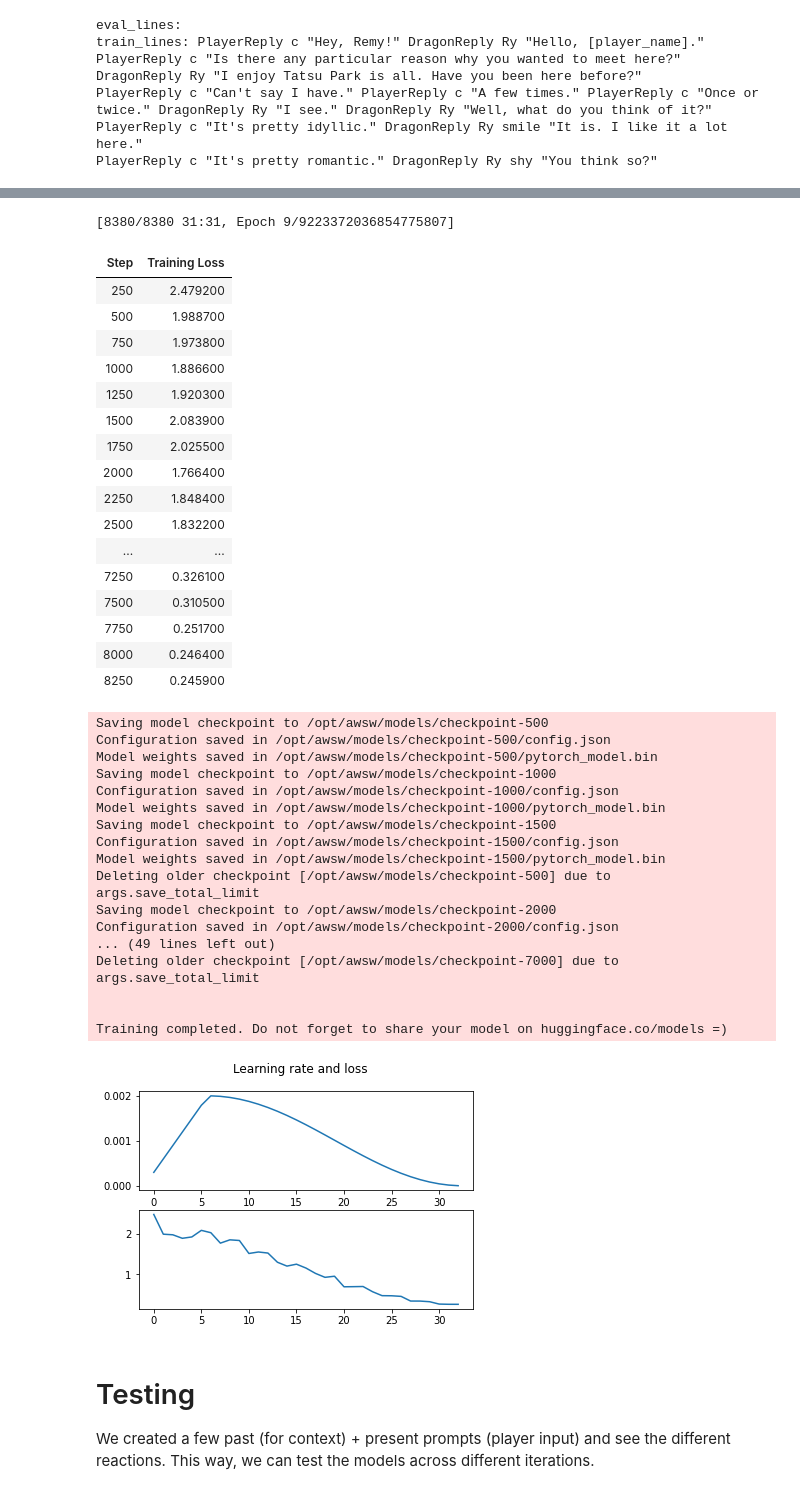
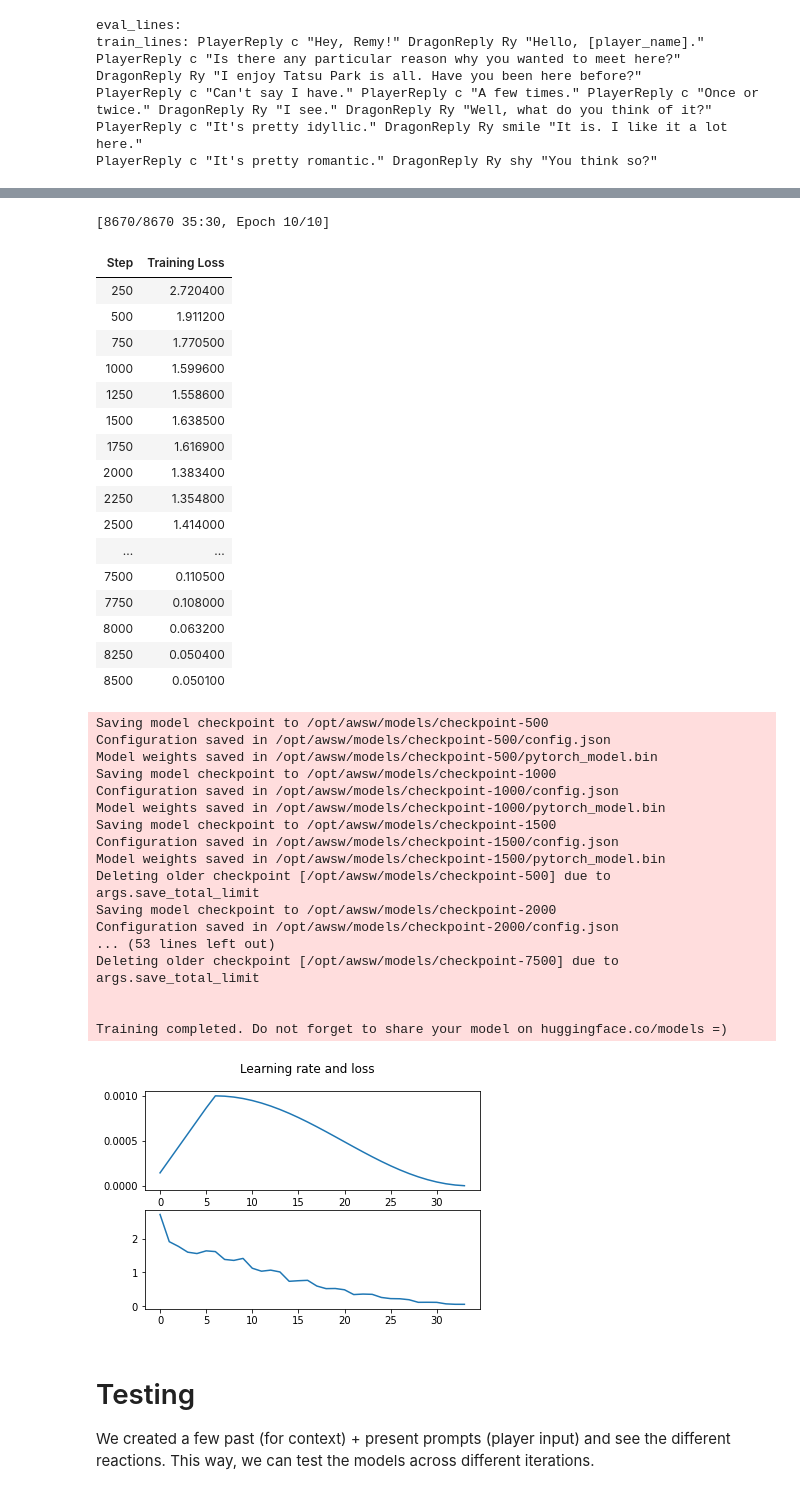
Before and after one commit to peterwilli/Endless-AWSW, a Jupyter notebook: Research/AWSW_GPT_Neo.ipynb, the cells around one changed output, grey strips where cells are left out. Cells and saved outputs as stored; diff of their text form; code cells hidden in the pictures.

Commit message:
with 1 time shuffle and batch randomization

```diff
--- a/Research/AWSW_GPT_Neo.ipynb
+++ b/Research/AWSW_GPT_Neo.ipynb
@@ -195,7 +195,7 @@ class AWSWDataset(torch.utils.data.IterableDataset):
         self.do_shuffle = do_shuffle
         self.shuffled_datasets = []
         self.current_idx = 0
-        for i in range(5):
+        for i in range(1):
             self.current_dataset = self.current_dataset.shuffle()
             mapped_dataset = self.current_dataset.map(
                 group_texts,
@@ -217,8 +217,8 @@ def encode(batch):
     attention_mask = []
     for item in batch['text']:
         #tokens = [tokenizer.bos_token_id] + tokenizer.encode(item) + [tokenizer.eos_token_id]
-        tokens = tokenizer.encode(item)
-        #tokens = tokenizer.encode(item) + [tokenizer.eos_token_id]
+        #tokens = tokenizer.encode(item)
+        tokens = tokenizer.encode(item) + [tokenizer.eos_token_id]
         result.append(tokens)
         attention_mask.append([1] * len(tokens))
     return {
@@ -229,7 +229,7 @@ def encode(batch):
 def group_packs(batch):
     input_ids = []
     attention_mask = []
-    pack_size = 10
+    pack_size = 20
     current_ids = []
     current_mask = []
     for i in range(len(batch['input_ids'])):
@@ -330,12 +330,19 @@ dataset = dataset.map(
     num_proc=dataset_map_cores
 )
 
-dataset = dataset.map(
-    group_packs,
-    batched=True,
-    batch_size=dataset_batch_size,
-    num_proc=dataset_map_cores
-)
+# dataset = dataset.map(
+#     group_texts,
+#     batched=True,
+#     batch_size=dataset_batch_size,
+#     num_proc=dataset_map_cores
+# )
+
+# dataset = dataset.map(
+#     group_packs,
+#     batched=True,
+#     batch_size=dataset_batch_size,
+#     num_proc=dataset_map_cores
+# )
 
 def test_dataset(awsw_dataset):
     iter_dataset = iter(awsw_dataset)
@@ -377,13 +384,13 @@ Item 4:  keep that in mind." DragonReply n "The morning sun declared the arrival
 # %%
 batch_size = 5
-train_len = train_awsw_dataset.approx_len()
+train_len = len(train_awsw_dataset.shuffled_datasets[0]['train'])
 num_training_steps = math.ceil(train_len / batch_size)
 num_epoch = 10
 num_total_steps = num_training_steps * num_epoch
 num_warmup_steps = num_training_steps * 2
 print(f"num_training_steps: {num_training_steps} num_total_steps: {num_total_steps}")
 def get_optimizer_and_scheduler(params):
-    optimizer = AdamW(params, lr=0.002)
+    optimizer = AdamW(params, lr=0.001)
     scheduler = get_cosine_schedule_with_warmup(optimizer, num_warmup_steps, num_total_steps)
     #scheduler = get_polynomial_decay_schedule_with_warmup(optimizer, num_warmup_steps, num_total_steps, power=0.5, lr_end=1e-10)
     return optimizer, scheduler
@@ -428,12 +435,12 @@ def train(model):
         save_total_limit=2,
         save_steps=500,
         logging_steps=250,
-        max_steps=num_total_steps
+        #max_steps=num_total_steps
     )
     trainer = Trainer(
         model=model,
         args=training_args,
-        train_dataset=train_awsw_dataset,
+        train_dataset=train_awsw_dataset.shuffled_datasets[0]['train'],
         #train_dataset=train_awsw_dataset.mapped_dataset['train'],
         #eval_dataset=test_awsw_dataset,
         optimizers=(optimizer, scheduler),
@@ -459,39 +465,39 @@ max_steps is given, it will override any value given in num_train_epochs
-[8380/8380 31:31, Epoch 9/9223372036854775807]
+[8670/8670 35:30, Epoch 10/10]
 | Step | Training Loss |
-| 250 | 2.479200 |
-| 500 | 1.988700 |
-| 750 | 1.973800 |
-| 1000 | 1.886600 |
-| 1250 | 1.920300 |
-| 1500 | 2.083900 |
-| 1750 | 2.025500 |
-| 2000 | 1.766400 |
-| 2250 | 1.848400 |
-| 2500 | 1.832200 |
+| 250 | 2.720400 |
+| 500 | 1.911200 |
+| 750 | 1.770500 |
+| 1000 | 1.599600 |
+| 1250 | 1.558600 |
+| 1500 | 1.638500 |
+| 1750 | 1.616900 |
+| 2000 | 1.383400 |
+| 2250 | 1.354800 |
+| 2500 | 1.414000 |
 | ... | ... |
-| 7250 | 0.326100 |
-| 7500 | 0.310500 |
-| 7750 | 0.251700 |
-| 8000 | 0.246400 |
-| 8250 | 0.245900 |
+| 7500 | 0.110500 |
+| 7750 | 0.108000 |
+| 8000 | 0.063200 |
+| 8250 | 0.050400 |
+| 8500 | 0.050100 |
 Saving model checkpoint to /opt/awsw/models/checkpoint-500
 Configuration saved in /opt/awsw/models/checkpoint-500/config.json
 Model weights saved in /opt/awsw/models/checkpoint-500/pytorch_model.bin
 Saving model checkpoint to /opt/awsw/models/checkpoint-1000
 Configuration saved in /opt/awsw/models/checkpoint-1000/config.json
 Model weights saved in /opt/awsw/models/checkpoint-1000/pytorch_model.bin
 Saving model checkpoint to /opt/awsw/models/checkpoint-1500
 Configuration saved in /opt/awsw/models/checkpoint-1500/config.json
 Model weights saved in /opt/awsw/models/checkpoint-1500/pytorch_model.bin
 Deleting older checkpoint [/opt/awsw/models/checkpoint-500] due to args.save_total_limit
 Saving model checkpoint to /opt/awsw/models/checkpoint-2000
 Configuration saved in /opt/awsw/models/checkpoint-2000/config.json
-... (49 lines left out)
-Deleting older checkpoint [/opt/awsw/models/checkpoint-7000] due to args.save_total_limit
+... (53 lines left out)
+Deleting older checkpoint [/opt/awsw/models/checkpoint-7500] due to args.save_total_limit
 
 
 Training completed. Do not forget to share your model on huggingface.co/models =)
-[figure, old version]
+[figure, new version]
 # %% [markdown]
 # Testing
 
```
Also changed, not shown: parts of 10 cells of this notebook.
